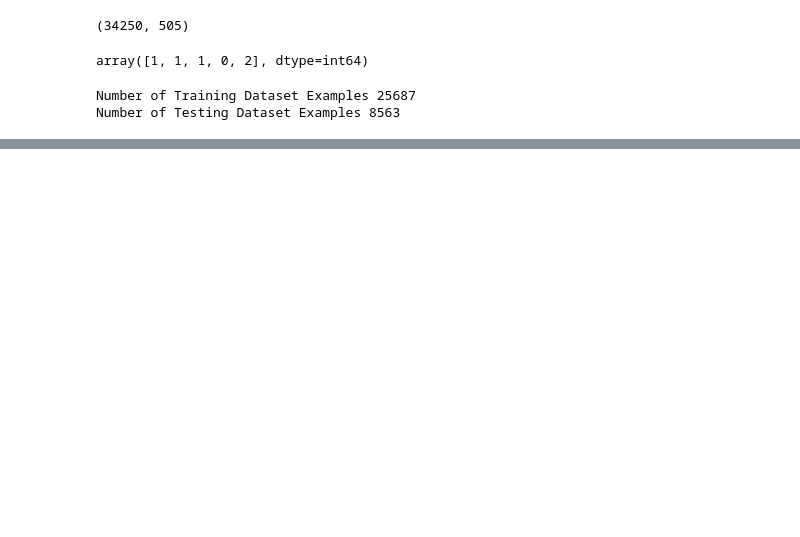
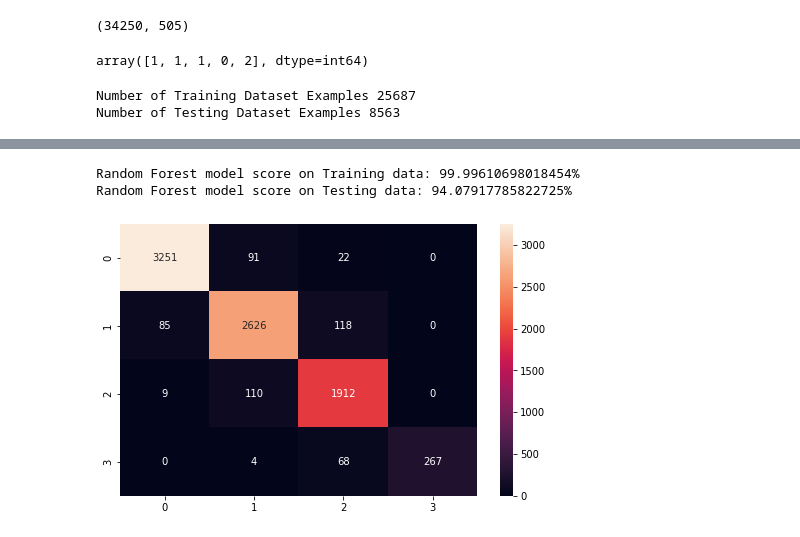
Before and after one commit to eyadayman12/The-Hewlett-Foundation-Short-Answer-Scoring, a Jupyter notebook: Short Answer Scoring.ipynb, the cells around one changed output, grey strips where cells are left out. Saved outputs shown, nothing was run; the diff lists cells and outputs as text; code cells hidden in the pictures; blank space fills up the shorter version.

```diff
--- a/Short Answer Scoring.ipynb
+++ b/Short Answer Scoring.ipynb
@@ -621,0 +633,10 @@ model.fit([X_train,features_train], y_train, nb_epoch = 20, batch_size=128, vali
+# %%
+rf = RandomForestClassifier()
+train(rf, "Random Forest", X2_train, X2_test, y2_train, y2_test)
+# %% [output]
+Random Forest model score on Training data: 99.99610698018454%
+Random Forest model score on Testing data: 94.07917785822725%
+# %%
+conf_matrix(rf, X2_test, y2_test)
+# %% [output]
+[figure, added]
```
Also changed, not shown: parts of 41 cells of this notebook.
